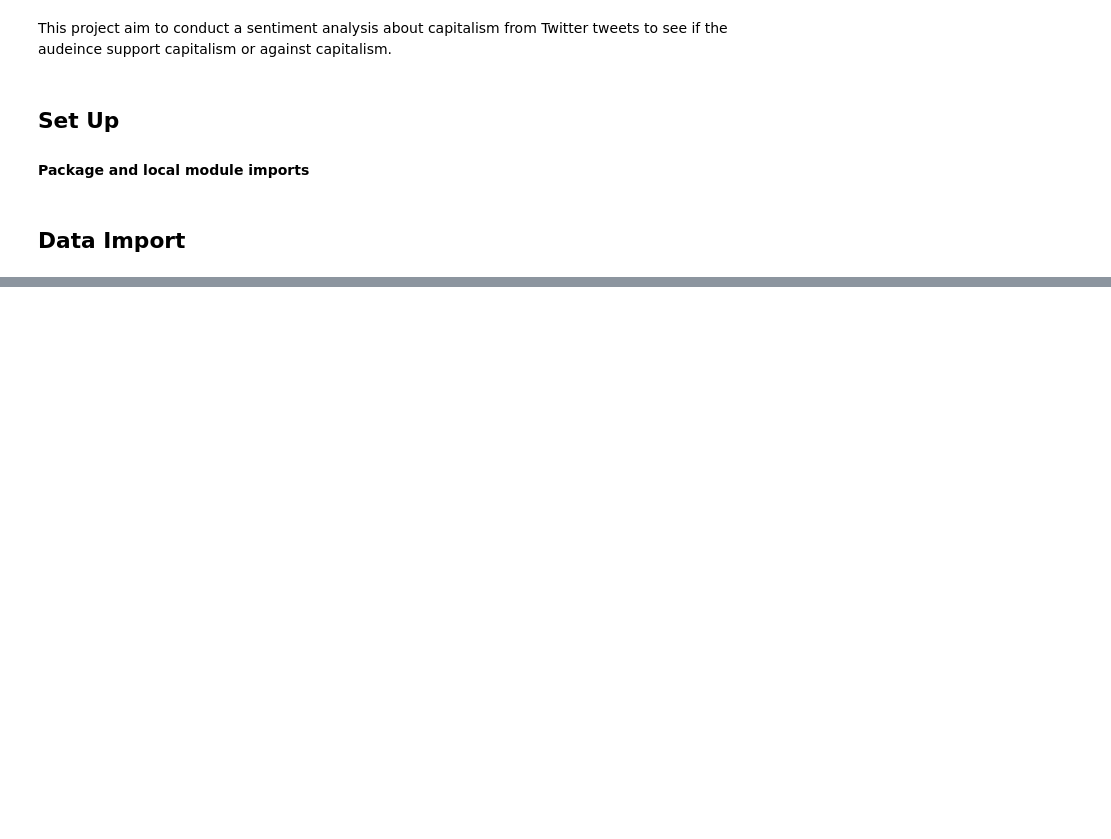
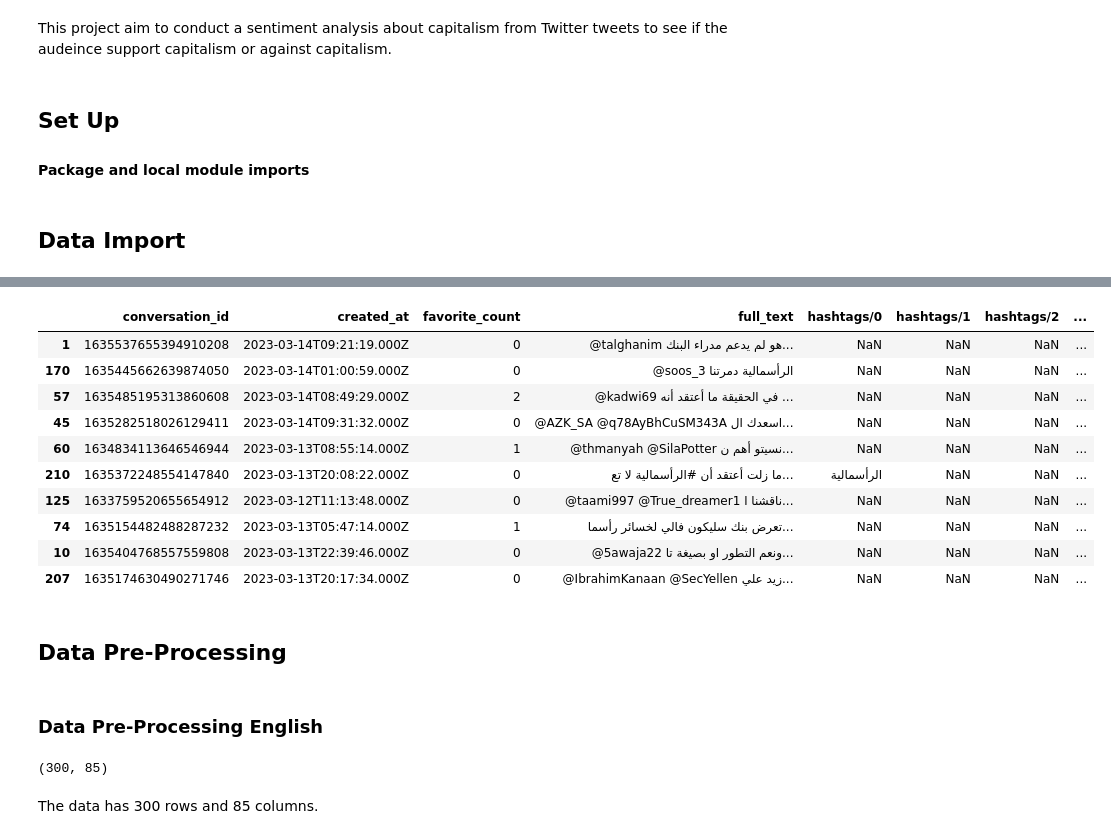
Before and after one commit to lamaAbdulrahmana/Multilingual-Twitter-Sentiment-Classification-Capitalism, a Jupyter notebook: Multilingual Twitter Sentiment Classification Capitalism.ipynb, the cells around one changed output, grey strips where cells are left out. Drawn from its saved outputs; the diff is of its cells as text; code cells hidden in the pictures; blank space fills up the shorter version.

```diff
--- a/Multilingual Twitter Sentiment Classification Capitalism.ipynb
+++ b/Multilingual Twitter Sentiment Classification Capitalism.ipynb
@@ -294,0 +48,24 @@ Here the R² value is 0.8038, which shows the model is almost accurate and can m
+# %%
+df_ar.sample(10)
+# %% [output]
+|  | conversation_id | created_at | favorite_count | full_text | hashtags/0 | hashtags/1 | hashtags/2 | ... |
+| 1 | 1635537655394910208 | 2023-03-14T09:21:19.000Z | 0 | @talghanim هو لم يدعم مدراء البنك... | NaN | NaN | NaN | ... |
+| 170 | 1635445662639874050 | 2023-03-14T01:00:59.000Z | 0 | @soos_3 الرأسمالية دمرتنا | NaN | NaN | NaN | ... |
+| 57 | 1635485195313860608 | 2023-03-14T08:49:29.000Z | 2 | @kadwi69 في الحقيقة ما أعتقد أنه ... | NaN | NaN | NaN | ... |
+| 45 | 1635282518026129411 | 2023-03-14T09:31:32.000Z | 0 | @AZK_SA @q78AyBhCuSM343A اسعدك ال... | NaN | NaN | NaN | ... |
+| 60 | 1634834113646546944 | 2023-03-13T08:55:14.000Z | 1 | @thmanyah @SilaPotter نسيتو أهم ن... | NaN | NaN | NaN | ... |
+| 210 | 1635372248554147840 | 2023-03-13T20:08:22.000Z | 0 | ما زلت أعتقد أن #الرأسمالية لا تع... | الرأسمالية | NaN | NaN | ... |
+| 125 | 1633759520655654912 | 2023-03-12T11:13:48.000Z | 0 | @taami997 @True_dreamer1 ناقشنا ا... | NaN | NaN | NaN | ... |
+| 74 | 1635154482488287232 | 2023-03-13T05:47:14.000Z | 1 | تعرض بنك سليكون فالي لخسائر رأسما... | NaN | NaN | NaN | ... |
+| 10 | 1635404768557559808 | 2023-03-13T22:39:46.000Z | 0 | @5awaja22 ونعم التطور او بصيغة تا... | NaN | NaN | NaN | ... |
+| 207 | 1635174630490271746 | 2023-03-13T20:17:34.000Z | 0 | @IbrahimKanaan @SecYellen زيد علي... | NaN | NaN | NaN | ... |
+# %% [markdown]
+## Data Pre-Processing
+# %% [markdown]
+### Data Pre-Processing English
+# %%
+df_en.shape
+# %% [output]
+(300, 85)
+# %% [markdown]
+The data has 300 rows and 85 columns.
```
Also changed, not shown: parts of 70 cells of this notebook, 2 other files.
